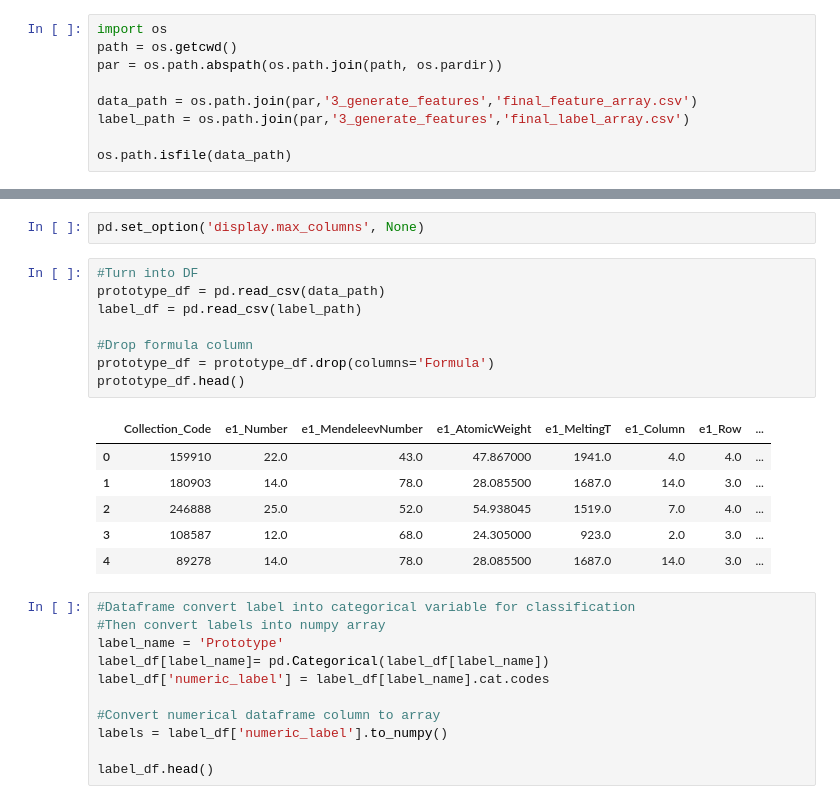
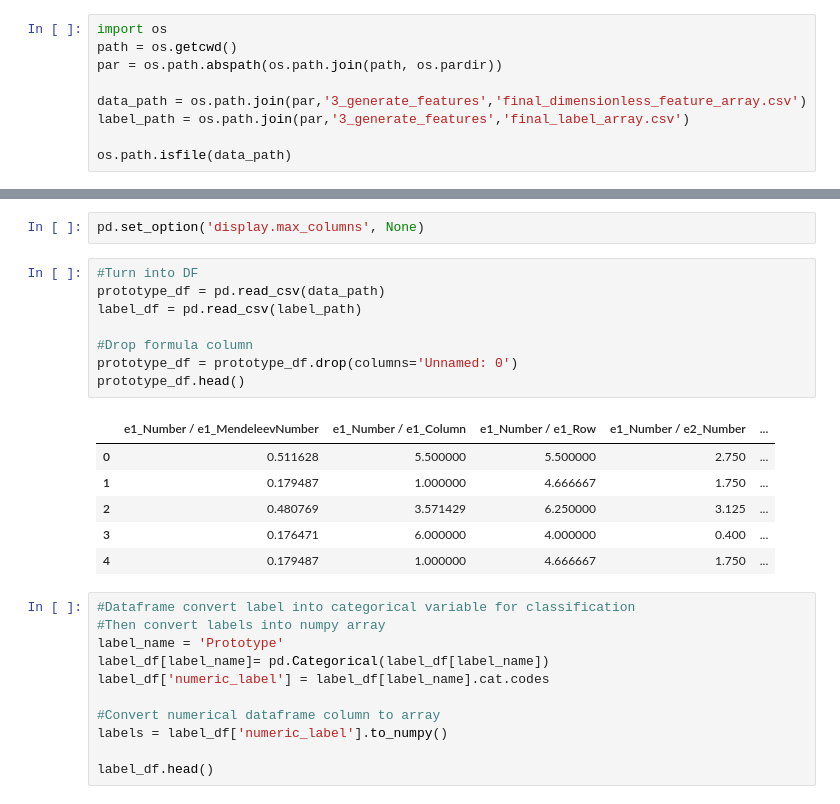
Before and after one commit to AlbertVong/Mat-Hack-2023, a Jupyter notebook: 5_SR_prototyping/sr_prototype.ipynb, the cells around one changed output, grey strips where cells are left out. Saved outputs shown, nothing was run; the diff lists cells and outputs as text.

```diff
--- a/5_SR_prototyping/sr_prototype.ipynb
+++ b/5_SR_prototyping/sr_prototype.ipynb
@@ -58,7 +58,7 @@ import os
 path = os.getcwd()
 par = os.path.abspath(os.path.join(path, os.pardir))
 
-data_path = os.path.join(par,'3_generate_features','final_feature_array.csv')
+data_path = os.path.join(par,'3_generate_features','final_dimensionless_feature_array.csv')
 label_path = os.path.join(par,'3_generate_features','final_label_array.csv')
 
 os.path.isfile(data_path)
@@ -69,18 +69,18 @@ pd.set_option('display.max_columns', None)
 # %%
 #Turn into DF
 prototype_df = pd.read_csv(data_path)
 label_df = pd.read_csv(label_path)
 
 #Drop formula column
-prototype_df = prototype_df.drop(columns='Formula')
+prototype_df = prototype_df.drop(columns='Unnamed: 0')
 prototype_df.head()
 # %% [output]
-|  | Collection_Code | e1_Number | e1_MendeleevNumber | e1_AtomicWeight | e1_MeltingT | e1_Column | e1_Row | ... |
-| 0 | 159910 | 22.0 | 43.0 | 47.867000 | 1941.0 | 4.0 | 4.0 | ... |
-| 1 | 180903 | 14.0 | 78.0 | 28.085500 | 1687.0 | 14.0 | 3.0 | ... |
-| 2 | 246888 | 25.0 | 52.0 | 54.938045 | 1519.0 | 7.0 | 4.0 | ... |
-| 3 | 108587 | 12.0 | 68.0 | 24.305000 | 923.0 | 2.0 | 3.0 | ... |
-| 4 | 89278 | 14.0 | 78.0 | 28.085500 | 1687.0 | 14.0 | 3.0 | ... |
+|  | e1_Number / e1_MendeleevNumber | e1_Number / e1_Column | e1_Number / e1_Row | e1_Number / e2_Number | ... |
+| 0 | 0.511628 | 5.500000 | 5.500000 | 2.750 | ... |
+| 1 | 0.179487 | 1.000000 | 4.666667 | 1.750 | ... |
+| 2 | 0.480769 | 3.571429 | 6.250000 | 3.125 | ... |
+| 3 | 0.176471 | 6.000000 | 4.000000 | 0.400 | ... |
+| 4 | 0.179487 | 1.000000 | 4.666667 | 1.750 | ... |
 # %%
 #Dataframe convert label into categorical variable for classification
 #Then convert labels into numpy array
```
Also changed, not shown: parts of 11 cells of this notebook.
